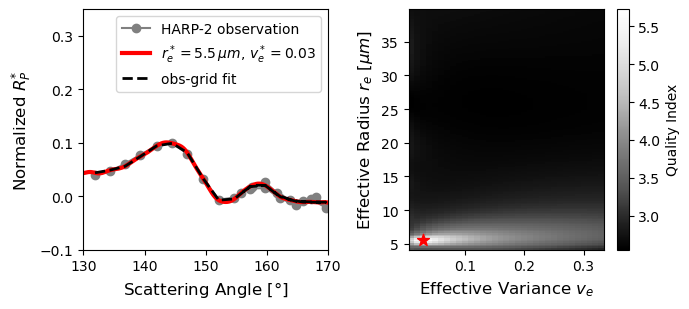
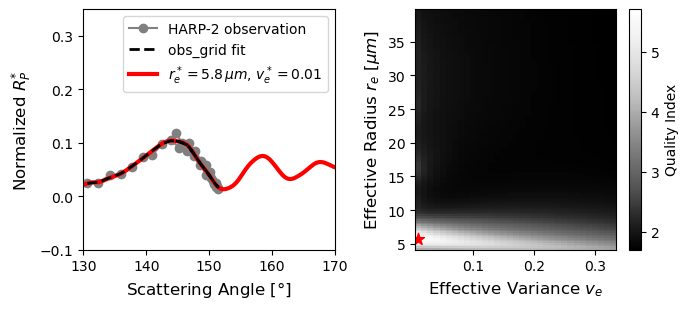
Unified diff of the notebook cell whose output changed from the first chart to the second:
--- before
+++ after
@@ -58,7 +58,7 @@
 Rp_highres_fit = Rp_mod(predictor_highres, a, b, c)
 
+ax[0].plot(Sca_obs, Rp_obsgrid_fit, c='k', lw=2.0, ls='dashed', label='obs_grid fit', zorder=4)
 ax[0].plot(Sca_highres, Rp_highres_fit, c='r', lw=3.0, ls='solid', 
            label=rf'$r_e^*={re_best_fit:5.1f}\,\mu m$, $v_e^*={ve_best_fit:5.2f}$')
-ax[0].plot(Sca_obs, Rp_obsgrid_fit, c='k', lw=2.0, ls='dashed', label='obs-grid fit')
 ax[0].set_xlabel(r'Scattering Angle [$\degree$]', fontsize='large')
 ax[0].set_ylabel(r'Normalized $R^{*}_P$', fontsize='large')
@@ -78,4 +78,4 @@
 
 plt.tight_layout()
-# plt.savefig('HARP2_cloud_microphysics_retrieval2.png', dpi=500, bbox_inches="tight")
+# plt.savefig('HARP2_cloud_microphysics_retrieval_p2.png', dpi=500, bbox_inches="tight")
 plt.show()

Commit: updated Analysis